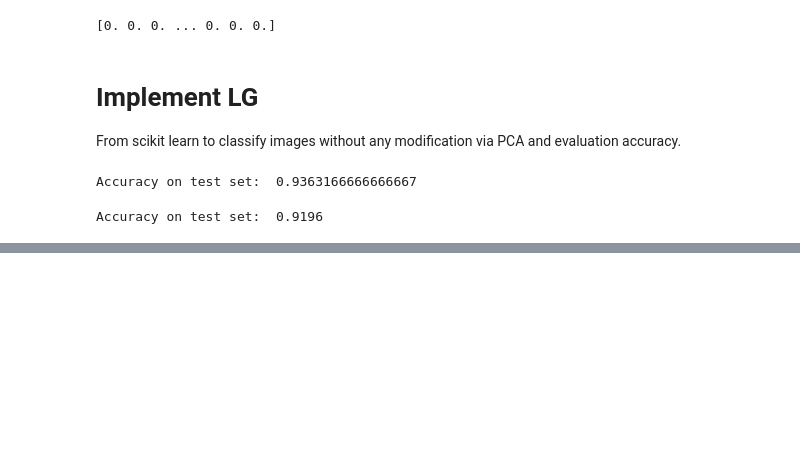
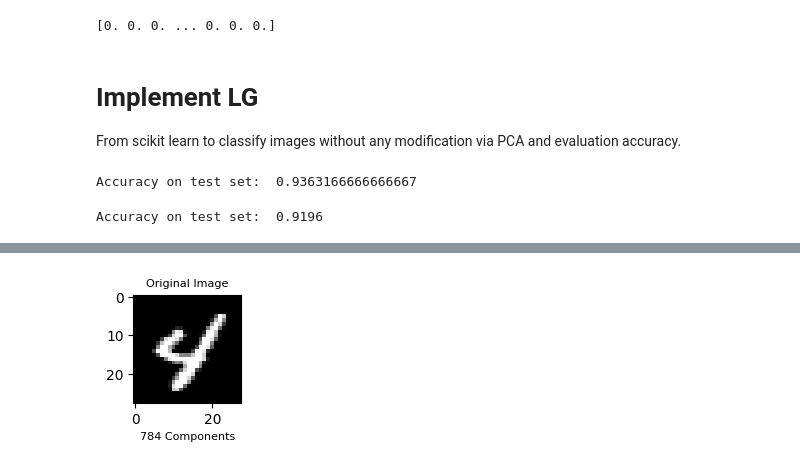
Before and after one commit to frm1789/100DaysOfPython, a Jupyter notebook: PCA_Project.ipynb, the cells around one changed output, grey strips where cells are left out. Saved outputs shown, nothing was run; the diff lists cells and outputs as text; code cells hidden in the pictures; blank space fills up the shorter version.

```diff
--- a/PCA_Project.ipynb
+++ b/PCA_Project.ipynb
@@ -167,0 +292,20 @@ Time to fit: 88.34392380714417s
+# %%
+plt.rcParams['axes.grid'] = False # don't use grid for image plots
+# %%
+def explained_variance_plot(x_train):
+
+    ranges = [2, 3, 4] # ranges for subplots
+    percentages = [0.95, 0.90, 0.85] # diffrent percentages
+    components_ = [154, 87, 59] # number of different components
+
+
+    # plot first original image, with no PCA used
+    plt.subplot(1, 4, 1);
+    plt.imshow(x_train[0].reshape(28,28),
+                  cmap = plt.cm.binary_r);
+    plt.xlabel('784 Components', fontsize = 8)
+    plt.title('Original Image', fontsize = 8);
+# %%
+explained_variance_plot(x_train)
+# %% [output]
+[figure, added]
```
Also changed, not shown: parts of 35 cells of this notebook.
